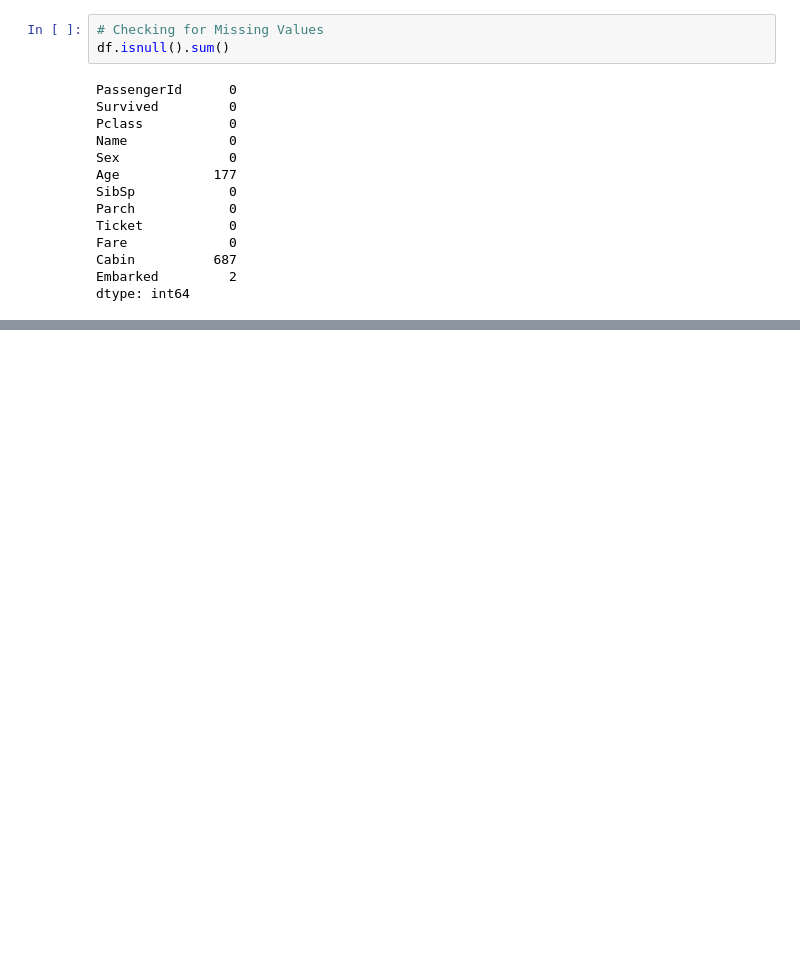
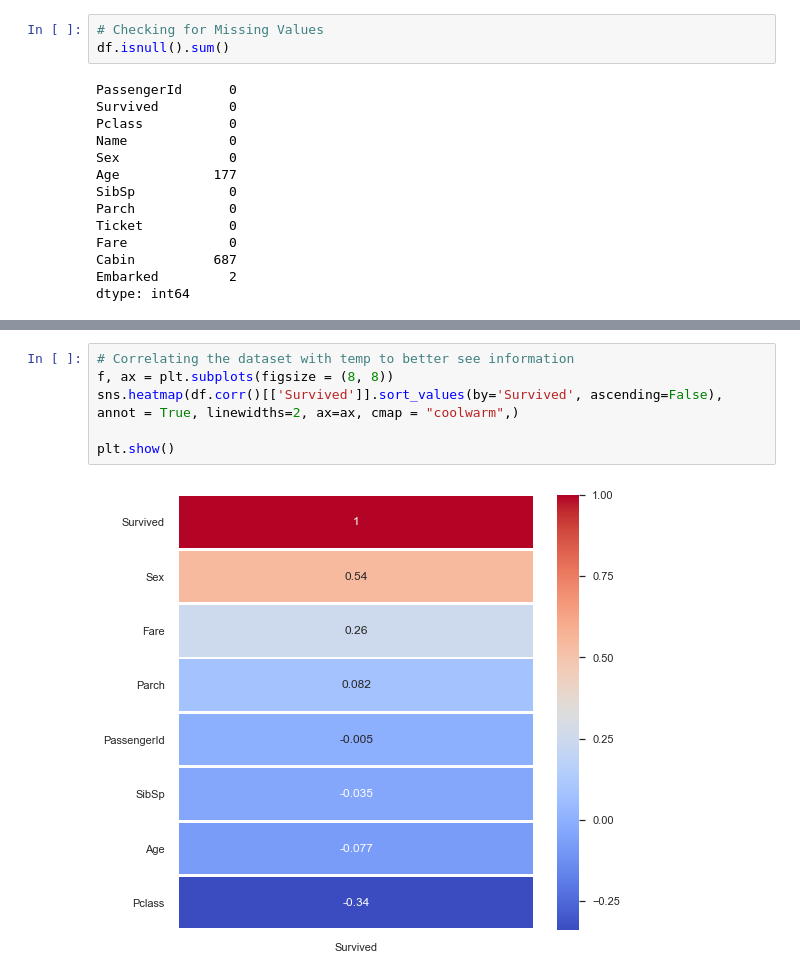
Before and after one commit to Pasha-Akito/Titanic_Machine-Learning-from-Disaster, a Jupyter notebook: titanic.ipynb, the cells around one changed output, grey strips where cells are left out. Cells and saved outputs as stored; diff of their text form; blank space fills up the shorter version.

```diff
--- a/titanic.ipynb
+++ b/titanic.ipynb
@@ -94,0 +160,8 @@ dtype: int64
+# %%
+# Correlating the dataset with temp to better see information
+f, ax = plt.subplots(figsize = (8, 8))
+sns.heatmap(df.corr()[['Survived']].sort_values(by='Survived', ascending=False), annot = True, linewidths=2, ax=ax, cmap = "coolwarm",)
+
+plt.show()
+# %% [output]
+[figure, added]
```
Also changed, not shown: parts of 12 cells of this notebook.
